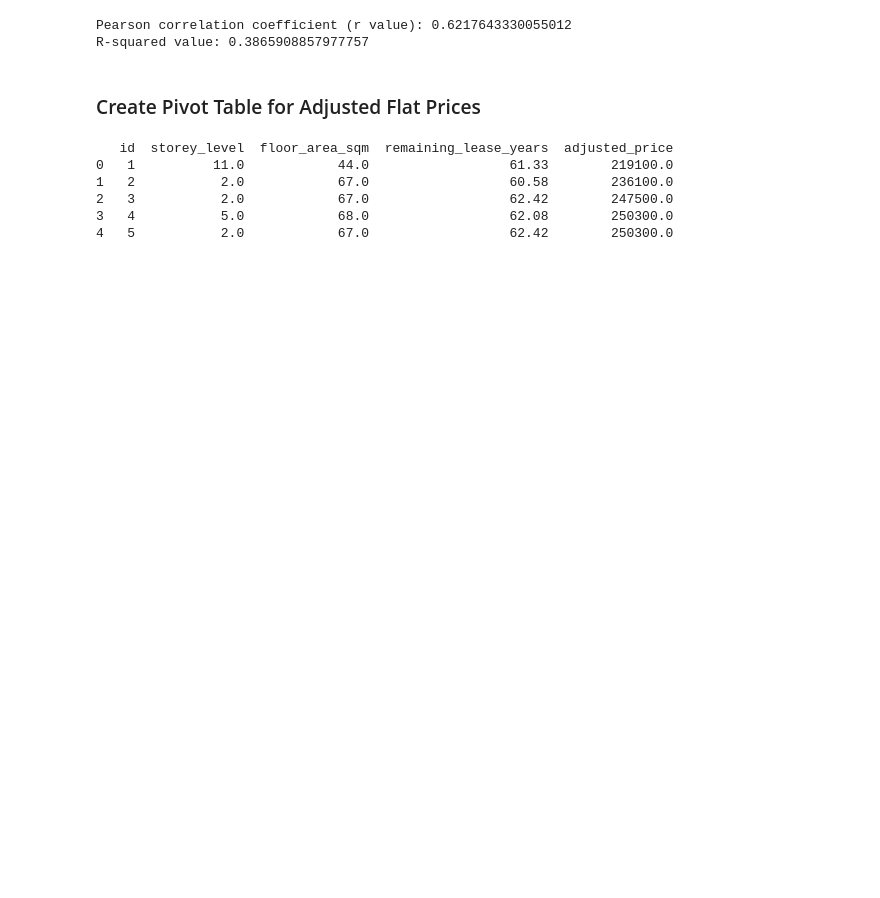
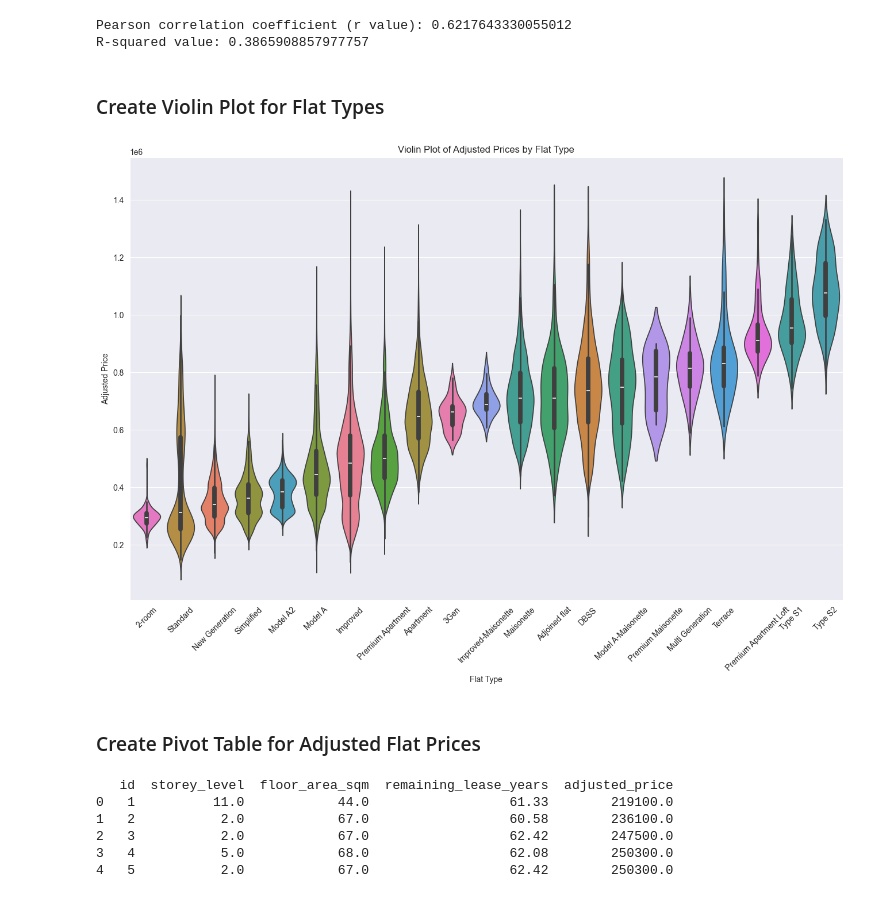
Before and after one commit to xeroxis-xs/Data-Visualisation-Python, a Jupyter notebook: sample.ipynb, the cells around one changed output. Drawn from its saved outputs; the diff is of its cells as text; code cells hidden in the pictures; blank space fills up the shorter version.

```diff
--- a/sample.ipynb
+++ b/sample.ipynb
@@ -328,6 +328,50 @@ print(f'R-squared value: {r2}')
 # %% [output]
 Pearson correlation coefficient (r value): 0.6217643330055012
 R-squared value: 0.3865908857977757
+# %% [markdown]
+### Create Violin Plot for Flat Types
+# %%
+import pandas as pd
+import seaborn as sns
+import matplotlib.pyplot as plt
+
+# # Define the Tableau 20 colors (normalized to [0, 1] for Matplotlib)
+# tableau_20 = [(r/255, g/255, b/255) for r, g, b in [
+#     (31, 119, 180), (255, 127, 14), (44, 160, 44), (214, 39, 40),
+#     (148, 103, 189), (140, 86, 75), (227, 119, 194), (127, 127, 127),
+#     (188, 189, 34), (23, 190, 207), (174, 199, 232), (255, 187, 120),
+#     (152, 223, 138), (255, 152, 150), (197, 176, 213), (196, 156, 148),
+#     (247, 182, 210), (199, 199, 199), (219, 219, 141), (158, 218, 229)
+# ]]
+
+# Set the size of the plot
+plt.figure(figsize=[16, 10])
+
+# Sort by median of 'adjusted_price'
+median_prices = df.groupby('flat_model')['adjusted_price'].median()
+sorted_flat_models = median_prices.sort_values().index
+
+p = sns.violinplot(x='flat_model', y='adjusted_price', data=df, hue='flat_model', dodge=False, legend=False, order=sorted_flat_models)
+
+# ylabels = ['{:,.0f}'.format(x) + 'K' for x in p.get_yticks()/1000]
+# p.set_yticklabels(ylabels)
+
+# Set the title and labels
+plt.title('Violin Plot of Adjusted Prices by Flat Type')
+plt.xlabel('Flat Type')
+plt.ylabel('Adjusted Price')
+
+
+# Rotate x-axis labels for better readability
+plt.xticks(rotation=45)
+
+# Save the plot to a file
+plt.savefig('violin_plot.svg', format='svg')
+
+# Show the plot
+plt.show()
+# %% [output]
+[figure, added]
 # %% [markdown]
 ### Create Pivot Table for Adjusted Flat Prices
 # %%
```
Also changed, not shown: parts of 3 cells of this notebook, 4 other files.
